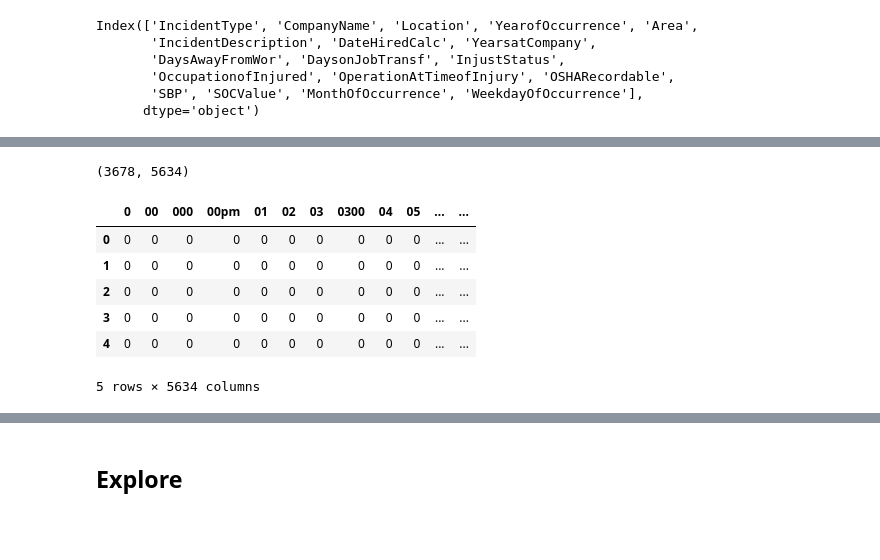
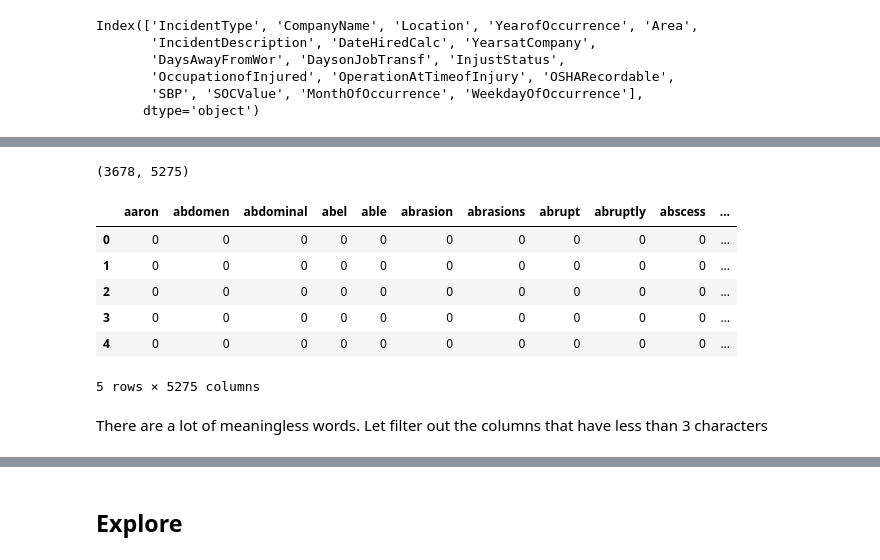
Before and after one commit to ist719-finalproject/FinalProject, a Jupyter notebook: IST718 Project - Kim,TS,Brandon,Amanda.ipynb, the cells around one changed output, grey strips where cells are left out. Drawn from its saved outputs; the diff is of its cells as text; code cells hidden in the pictures; blank space fills up the shorter version.

```diff
--- a/IST718 Project - Kim,TS,Brandon,Amanda.ipynb
+++ b/IST718 Project - Kim,TS,Brandon,Amanda.ipynb
@@ -124,30 +125,33 @@ inc.head()
 | 3 | Fracture | Company D | Corpus Christi, TX | 2013 | Rig Floor | Ee's right ring fnger was caught ... | 2012-02-23 | ... |
 | 4 | Strain | Company E | Williston, ND | 2013 | Rig Floor | Crew was rigging down the floor. ... | 2011-10-31 | ... |
 # %%
-#create a term document matrix
+#create a term document matrix without stemming
 
 #make IncidentDescription become a list
 doc = incidentsDF.IncidentDescription.tolist()
 doc[:5]
 
-#tokenizer to remove unwanted elements from out data like symbols and numbers
-token = RegexpTokenizer(r'[a-zA-Z0-9]+')
+# tokenize and remove unwanted elements from out data like symbols and numbers,
+#select 3 or more alphanumeric characters
+token = RegexpTokenizer(r'[a-zA-Z]{3,}')
 
-vec = CountVectorizer(lowercase=True,stop_words='english',ngram_range = (1,1),tokenizer = token.tokenize)
+vec = CountVectorizer(lowercase=True,stop_words='english',ngram_range=(1,1),tokenizer=token.tokenize)
 X = vec.fit_transform(doc)
 
 tdm = pd.DataFrame(X.toarray(), columns=vec.get_feature_names())
 print(tdm.shape)
 tdm.head()
 # %% [output]
-(3678, 5634)
+(3678, 5275)
-|  | 0 | 00 | 000 | 00pm | 01 | 02 | 03 | 0300 | 04 | 05 | ... | ... |
-| 0 | 0 | 0 | 0 | 0 | 0 | 0 | 0 | 0 | 0 | 0 | ... | ... |
-| 1 | 0 | 0 | 0 | 0 | 0 | 0 | 0 | 0 | 0 | 0 | ... | ... |
-| 2 | 0 | 0 | 0 | 0 | 0 | 0 | 0 | 0 | 0 | 0 | ... | ... |
-| 3 | 0 | 0 | 0 | 0 | 0 | 0 | 0 | 0 | 0 | 0 | ... | ... |
-| 4 | 0 | 0 | 0 | 0 | 0 | 0 | 0 | 0 | 0 | 0 | ... | ... |
+|  | aaron | abdomen | abdominal | abel | able | abrasion | abrasions | abrupt | abruptly | abscess | ... |
+| 0 | 0 | 0 | 0 | 0 | 0 | 0 | 0 | 0 | 0 | 0 | ... |
+| 1 | 0 | 0 | 0 | 0 | 0 | 0 | 0 | 0 | 0 | 0 | ... |
+| 2 | 0 | 0 | 0 | 0 | 0 | 0 | 0 | 0 | 0 | 0 | ... |
+| 3 | 0 | 0 | 0 | 0 | 0 | 0 | 0 | 0 | 0 | 0 | ... |
+| 4 | 0 | 0 | 0 | 0 | 0 | 0 | 0 | 0 | 0 | 0 | ... |
-5 rows × 5634 columns
+5 rows × 5275 columns
+# %% [markdown]
+There are a lot of meaningless words. Let filter out the columns that have less than 3 characters
 # %%
 #merge incidentsDF and tdm
 frames = [incidentsDF, tdm]
```
Also changed, not shown: parts of 19 cells of this notebook.
